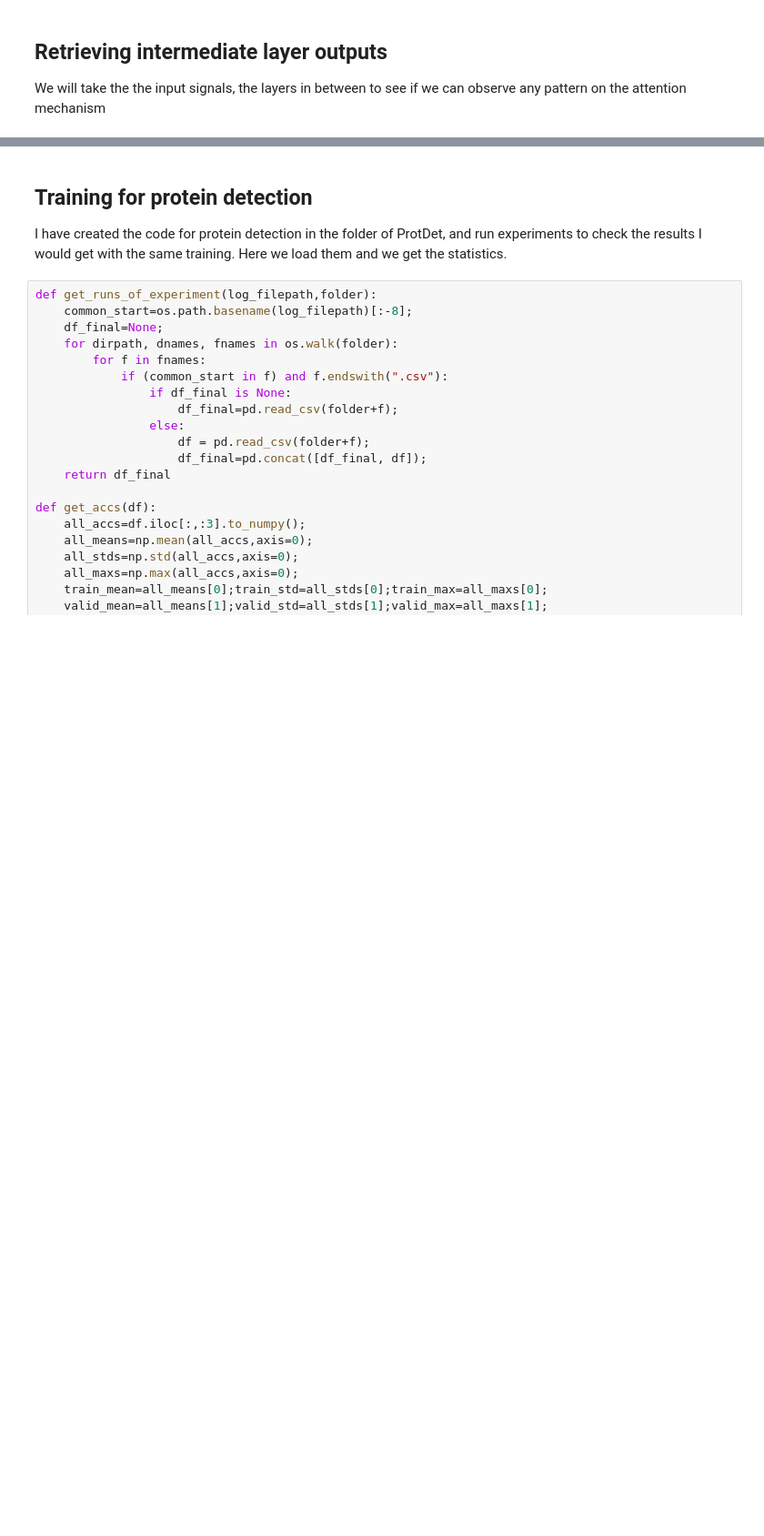
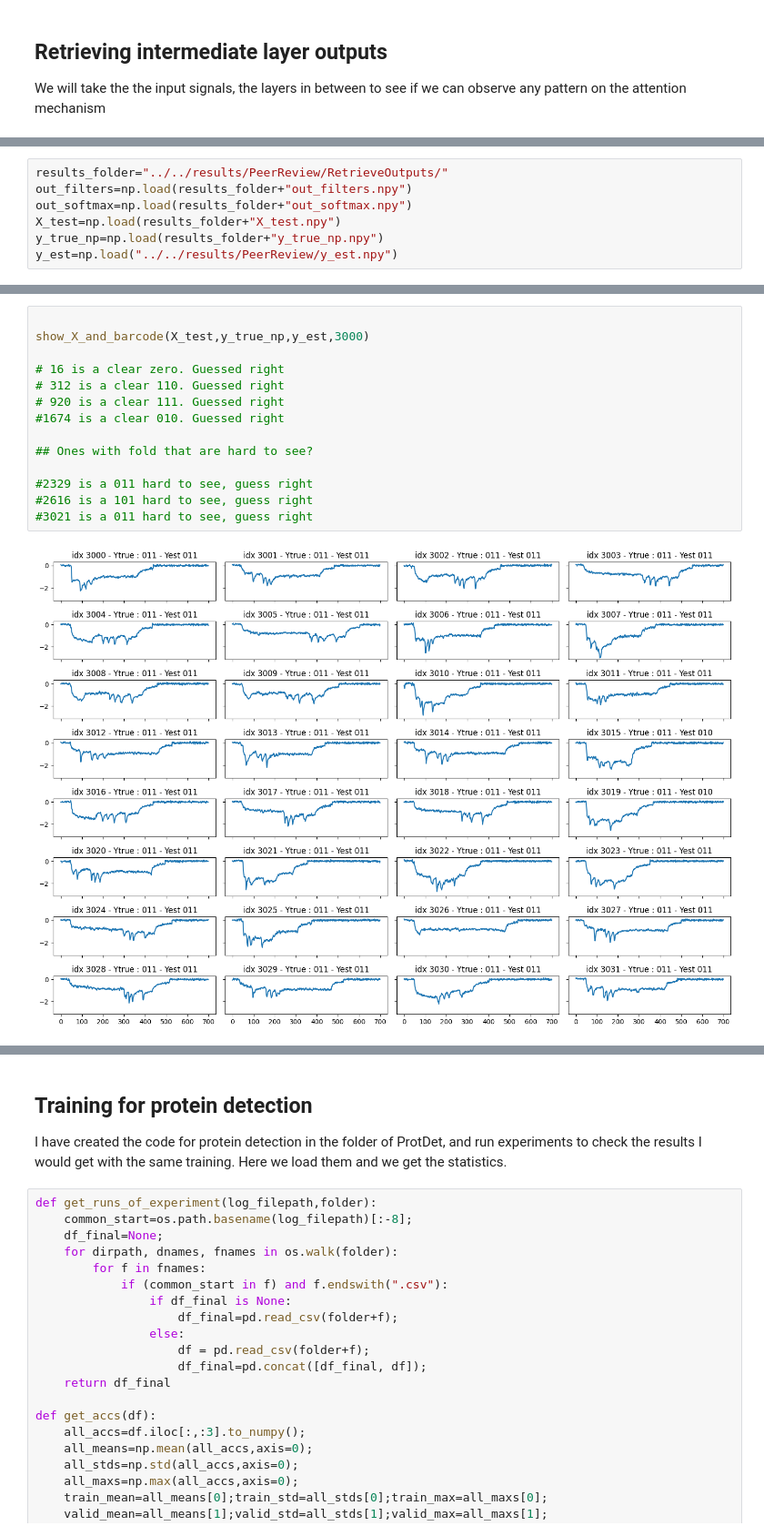
Before and after one commit to JavierKipen/browDataAug, a Jupyter notebook: scripts/PeerReview/PeerReviewSolving.ipynb, the cells around one changed output, grey strips where cells are left out. Shown at 91% size. Saved outputs shown, nothing was run; the diff lists cells and outputs as text; blank space fills up the shorter version.

```diff
--- a/scripts/PeerReview/PeerReviewSolving.ipynb
+++ b/scripts/PeerReview/PeerReviewSolving.ipynb
@@ -191,0 +136,7 @@ np.save("out_softmax.npy",out_softmax
+# %%
+results_folder="../../results/PeerReview/RetrieveOutputs/"
+out_filters=np.load(results_folder+"out_filters.npy")
+out_softmax=np.load(results_folder+"out_softmax.npy")
+X_test=np.load(results_folder+"X_test.npy")
+y_true_np=np.load(results_folder+"y_true_np.npy")
+y_est=np.load("../../results/PeerReview/y_est.npy")
@@ -191,0 +211,16 @@ np.save("out_softmax.npy",out_softmax
+# %%
+
+show_X_and_barcode(X_test,y_true_np,y_est,3000)
+
+# 16 is a clear zero. Guessed right
+# 312 is a clear 110. Guessed right
+# 920 is a clear 111. Guessed right
+#1674 is a clear 010. Guessed right
+
+## Ones with fold that are hard to see?
+
+#2329 is a 011 hard to see, guess right
+#2616 is a 101 hard to see, guess right
+#3021 is a 011 hard to see, guess right
+# %% [output]
+[figure, added]
```
Also changed, not shown: parts of 23 cells of this notebook, 4 other files.
